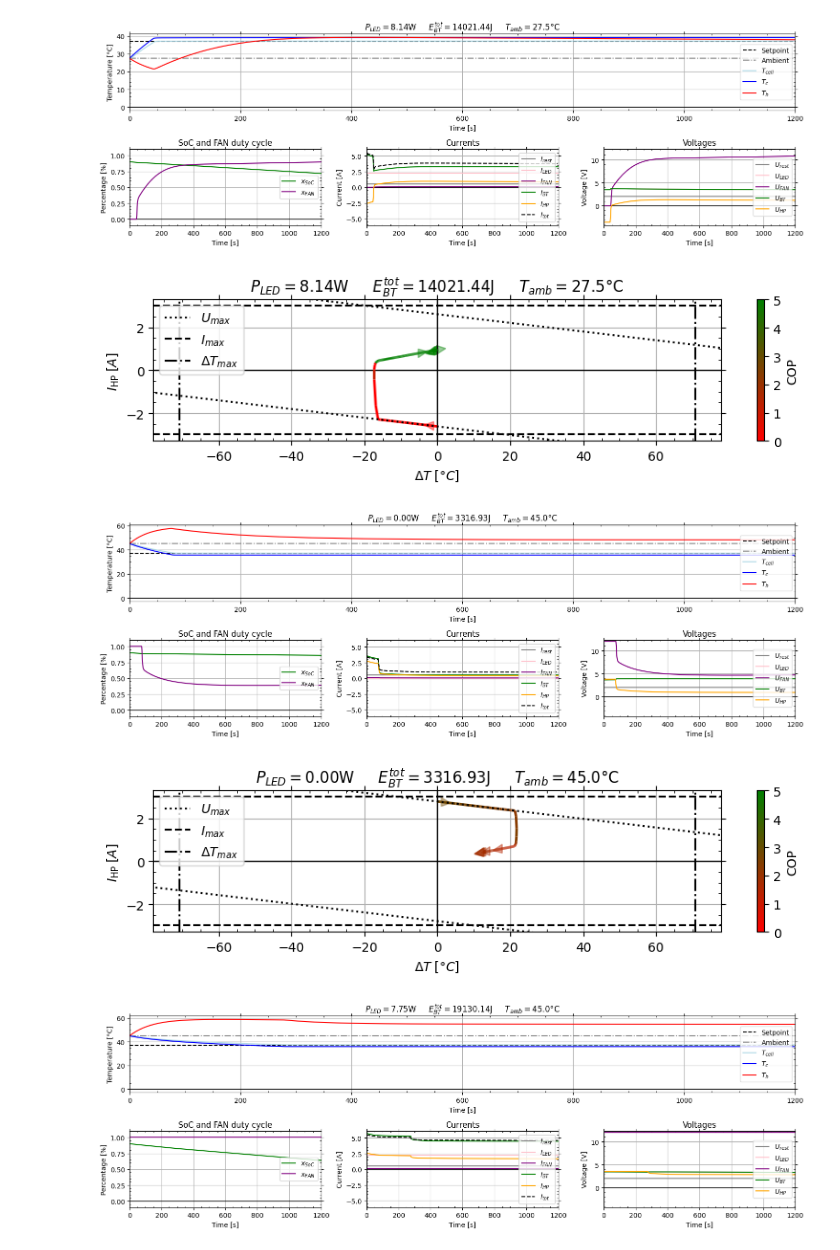
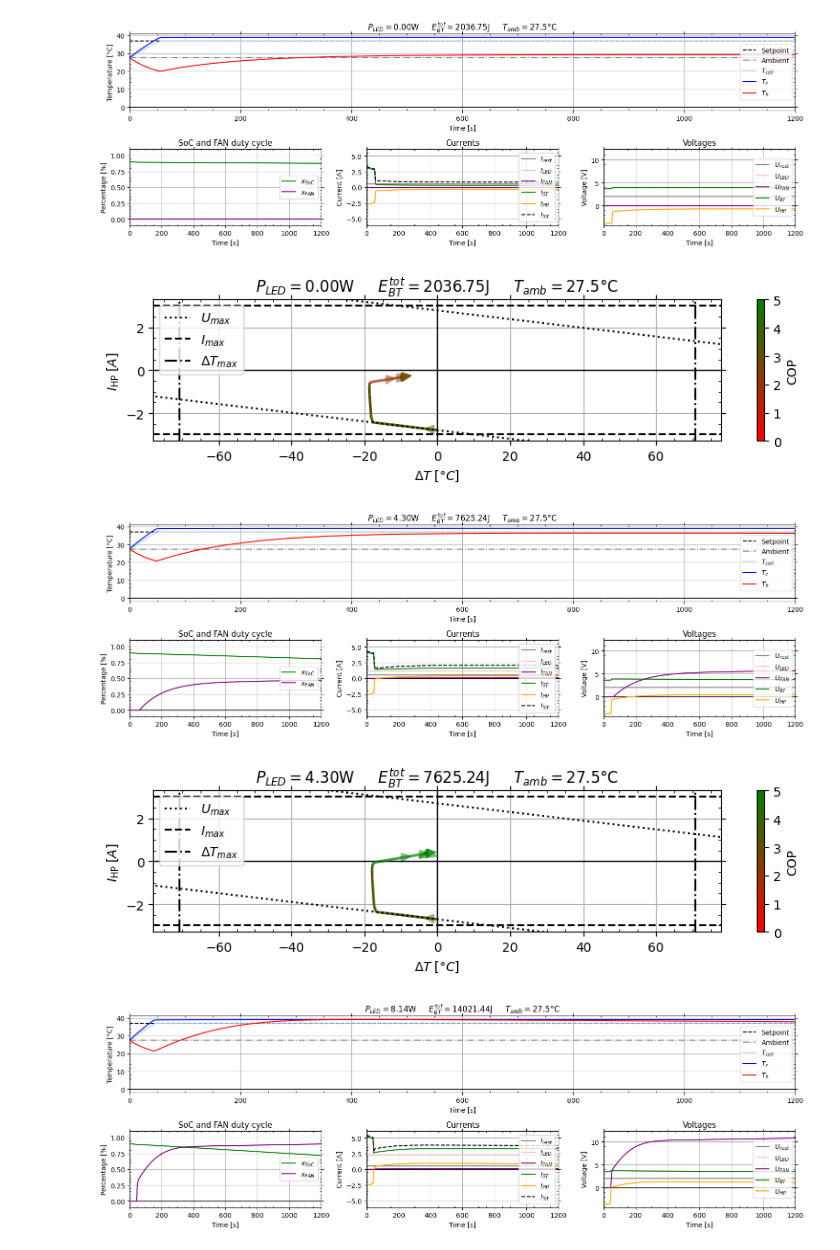
Before and after one commit to Jackmastro/Semester_Project, a Jupyter notebook: notebooks/main_simulation.ipynb, the cells around one changed output. Saved outputs shown, nothing was run; the diff lists cells and outputs as text; code cells hidden in the pictures.

```diff
--- a/notebooks/main_simulation.ipynb
+++ b/notebooks/main_simulation.ipynb
@@ -32,7 +32,7 @@ setpoint_T_cell = conv_temp(37.0, 'C', 'K') # K
 
 ### Loop
 ## First iterable variable
-num_traj_1 = 2
+num_traj_1 = 1
 
 ratio_decrease = 5 # decrease power of the LED by 5 times compared to the maximum
 
@@ -47,7 +47,7 @@ x_matrix_norm_list = [x_matrix_max * traj * scale_factor / (2**16 - 1) / ratio_d
 
 
 ## Second iterable variable
-num_traj_2 = 3
+num_traj_2 = 1
 T_amb_list = conv_temp(np.linspace(10.0, 45.0, num=num_traj_2), 'C', 'K') # K
 # T_amb = conv_temp(25.0, 'C', 'K') # K
 
@@ -61,7 +61,6 @@ for traj_2 in range(num_traj_2):
 
         # Second iterable variable
         T_amb = T_amb_list[traj_2]
-
 
         # Initial conditions
         x0 = np.array([0.9, T_amb, T_amb])
@@ -94,7 +93,7 @@ for traj_2 in range(num_traj_2):
         lqr_controller = LQRController_cont(model, setpoint_T_cell, A=A, B=B, Q=Q, R=R)
 
         # Save matrices as csv
-        # directory = 'C:\\Users\\giaco\\Git_Repositories\\Semester_Thesis_1\\notebooks\\state_space\\'
+        # directory = 'C:\\Users\\giaco\\Git_Repositories\\Semester_Thesis_1\\notebooks\\state_space\\' TODO CHANGE TO GENERAL
         # type = 'continuous'
         # model.save_linearized_model(directory, type)
         # type = 'discrete'
@@ -139,5 +138,5 @@ all_results_df = pd.concat(
-[figure, old version]
+[figure, new version]
-[figure, old version]
+[figure, new version]
-[figure, old version]
+[figure, new version]
-[figure, old version]
+[figure, new version]
-[figure, old version]
+[figure, new version]
```
Also changed, not shown: parts of 2 cells of this notebook, 5 other files.
